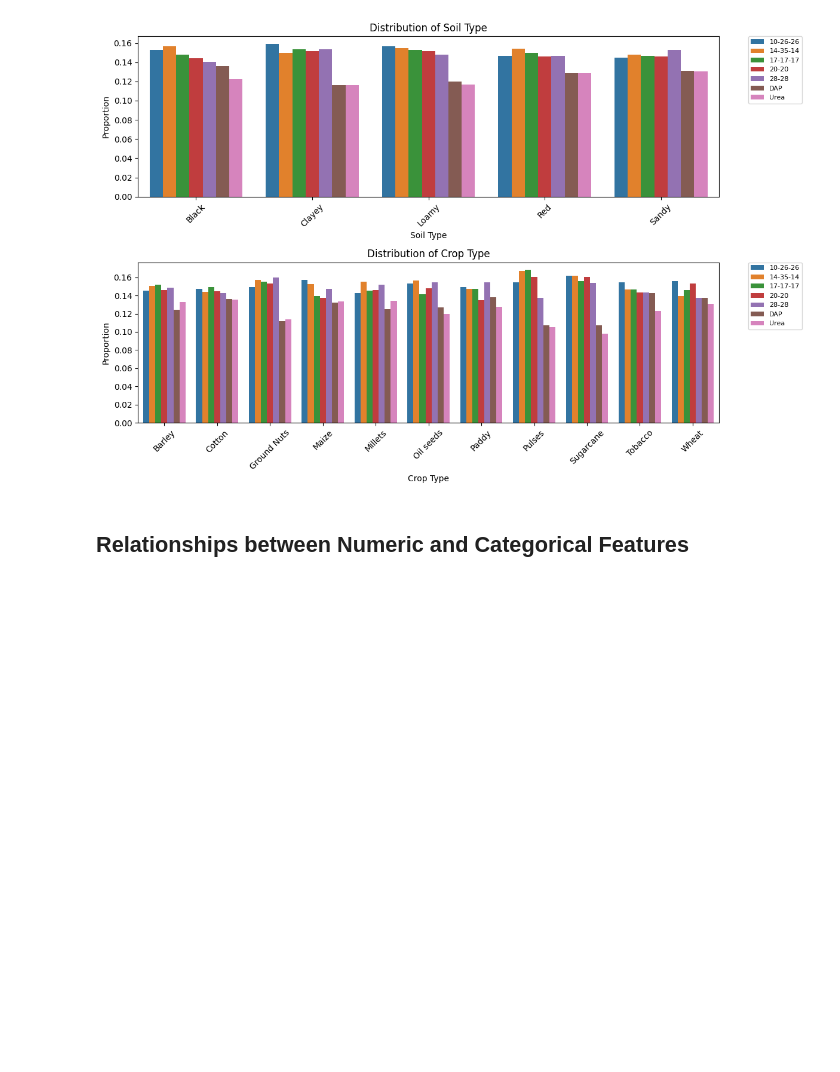
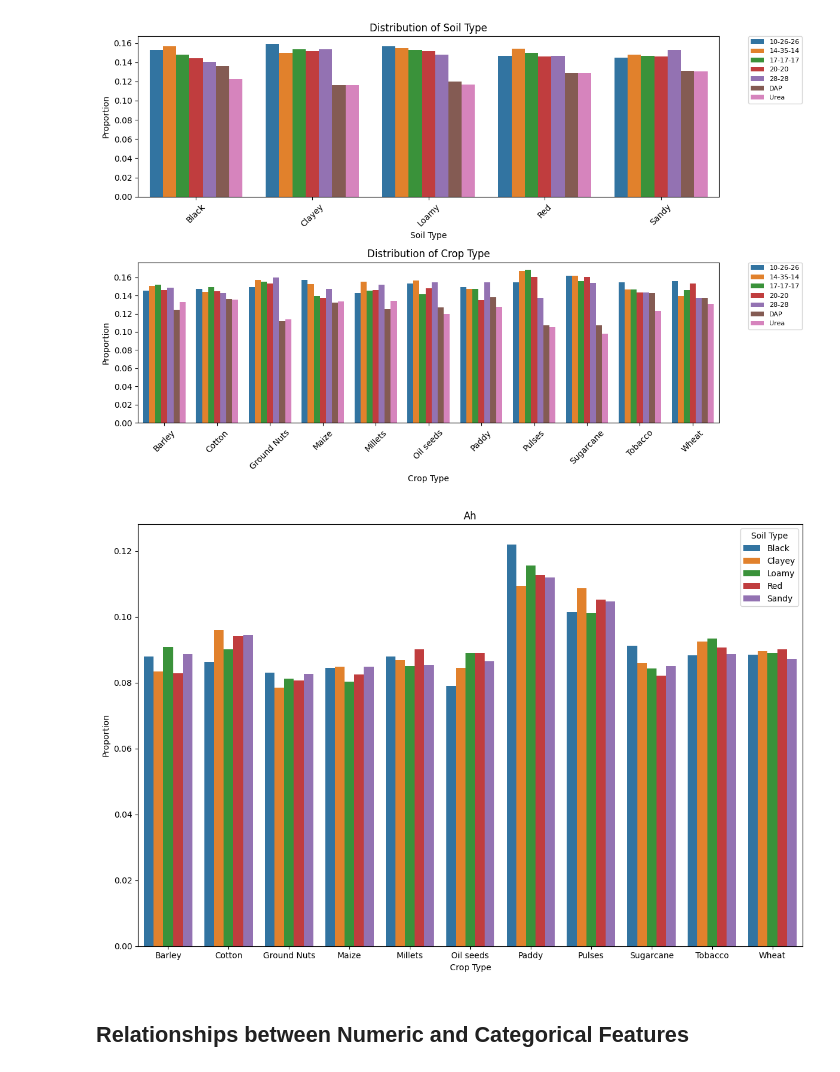
Before and after one commit to Richardhhhg/Kaggle, a Jupyter notebook: fertilizers-eda.ipynb, the cells around one changed output. Cells and saved outputs as stored; diff of their text form; code cells hidden in the pictures; blank space fills up the shorter version.

```diff
--- a/fertilizers-eda.ipynb
+++ b/fertilizers-eda.ipynb
@@ -294,6 +294,23 @@ plt.tight_layout()
 plt.show()
 # %% [output]
 [figure]
+# %%
+# soil type and crop type
+plt.figure(figsize=(12, 8))
+
+counts = df_train.groupby(['Soil Type', 'Crop Type']).size().rename('Count')
+total = counts.groupby(level=0).transform('sum')
+prop_df = (counts / total).reset_index(name='Proportion')
+
+sns.barplot(data=prop_df, x='Crop Type', y='Proportion', hue='Soil Type')
+plt.title('Ah')
+# axes[i].tick_params(axis='x', rotation=45)
+# axes[i].legend(loc='upper left', bbox_to_anchor=(1.05, 1), borderaxespad=0., prop={'size': 8})
+
+plt.tight_layout()
+plt.show()
+# %% [output]
+[figure, added]
 # %% [markdown]
 ## Relationships between Numeric and Categorical Features
 # %%
```
Also changed, not shown: parts of 10 cells of this notebook.
